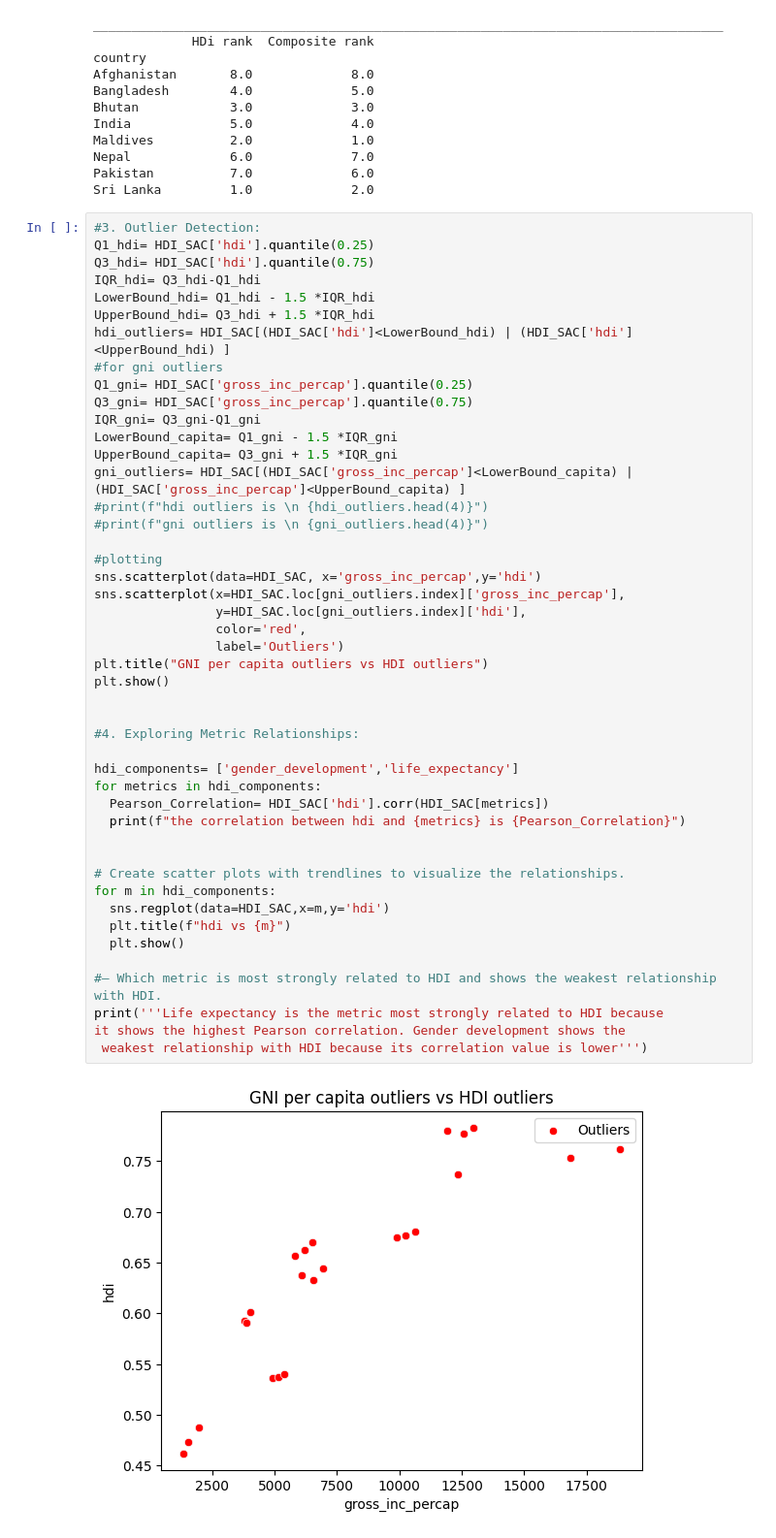
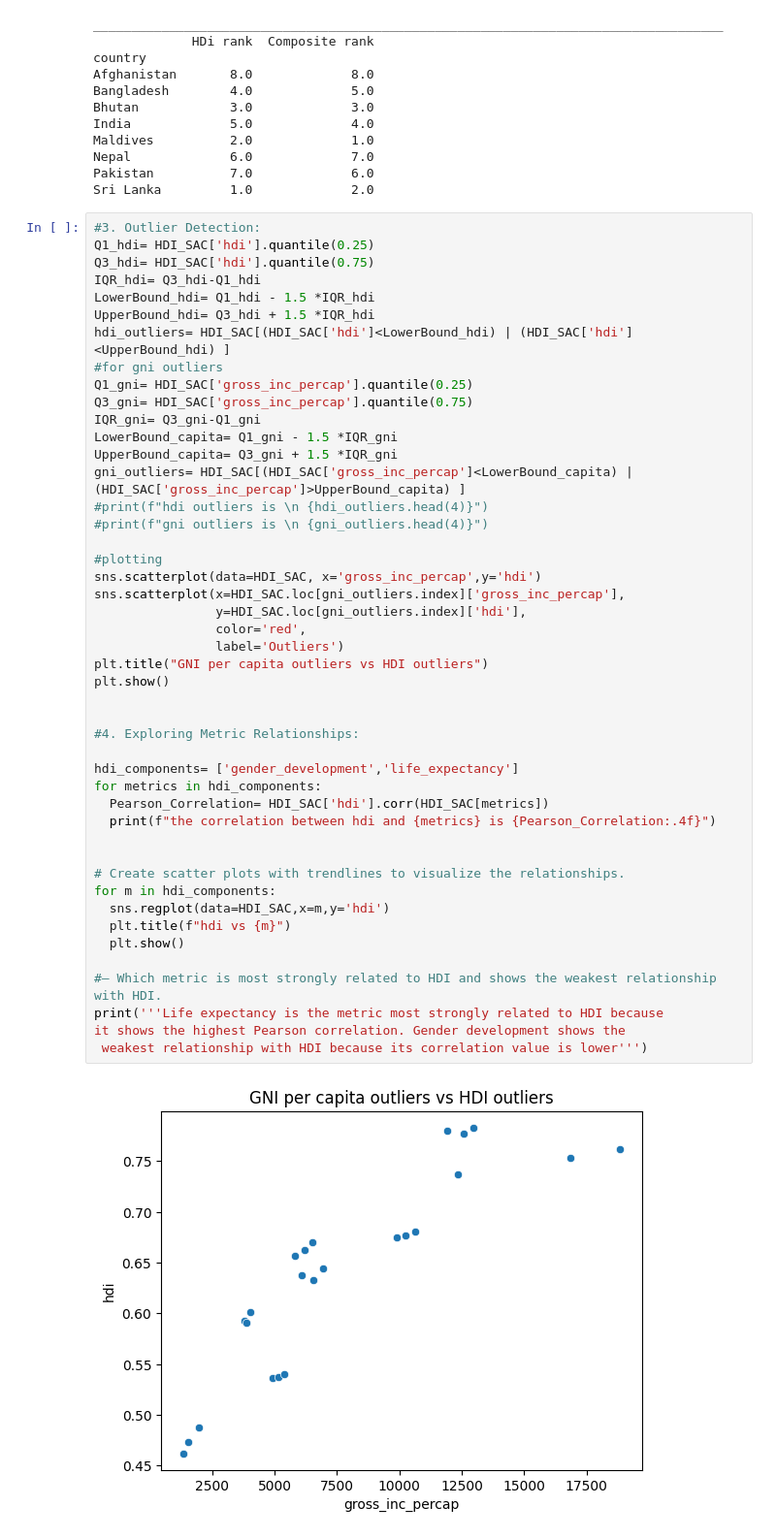
Before and after one commit to budhathoki10/Concept_and_Technology_of_AI, a Jupyter notebook: 2501932_Kushal_Budhathoki.ipynb, the cells around one changed output. Shown at 97% size. Drawn from its saved outputs; the diff is of its cells as text.

```diff
--- a/2501932_Kushal_Budhathoki.ipynb
+++ b/2501932_Kushal_Budhathoki.ipynb
@@ -268,37 +268,37 @@ Q3_gni= HDI_SAC['gross_inc_percap'].quantile(0.75)
 IQR_gni= Q3_gni-Q1_gni
 LowerBound_capita= Q1_gni - 1.5 *IQR_gni
 UpperBound_capita= Q3_gni + 1.5 *IQR_gni
-gni_outliers= HDI_SAC[(HDI_SAC['gross_inc_percap']<LowerBound_capita) | (HDI_SAC['gross_inc_percap']<UpperBound_capita) ]
+gni_outliers= HDI_SAC[(HDI_SAC['gross_inc_percap']<LowerBound_capita) | (HDI_SAC['gross_inc_percap']>UpperBound_capita) ]
 #print(f"hdi outliers is \n {hdi_outliers.head(4)}")
 #print(f"gni outliers is \n {gni_outliers.head(4)}")
 
 #plotting
 sns.scatterplot(data=HDI_SAC, x='gross_inc_percap',y='hdi')
 sns.scatterplot(x=HDI_SAC.loc[gni_outliers.index]['gross_inc_percap'],
                 y=HDI_SAC.loc[gni_outliers.index]['hdi'],
                 color='red',
                 label='Outliers')
 plt.title("GNI per capita outliers vs HDI outliers")
 plt.show()
 
 
 #4. Exploring Metric Relationships:
 
 hdi_components= ['gender_development','life_expectancy']
 for metrics in hdi_components:
   Pearson_Correlation= HDI_SAC['hdi'].corr(HDI_SAC[metrics])
-  print(f"the correlation between hdi and {metrics} is {Pearson_Correlation}")
+  print(f"the correlation between hdi and {metrics} is {Pearson_Correlation:.4f}")
 
 
 # Create scatter plots with trendlines to visualize the relationships.
 for m in hdi_components:
   sns.regplot(data=HDI_SAC,x=m,y='hdi')
   plt.title(f"hdi vs {m}")
   plt.show()
 
 #– Which metric is most strongly related to HDI and shows the weakest relationship with HDI.
 print('''Life expectancy is the metric most strongly related to HDI because
 it shows the highest Pearson correlation. Gender development shows the
  weakest relationship with HDI because its correlation value is lower''')
 # %% [output]
-[figure, old version]
+[figure, new version]
```
Also changed, not shown: parts of 8 cells of this notebook.
